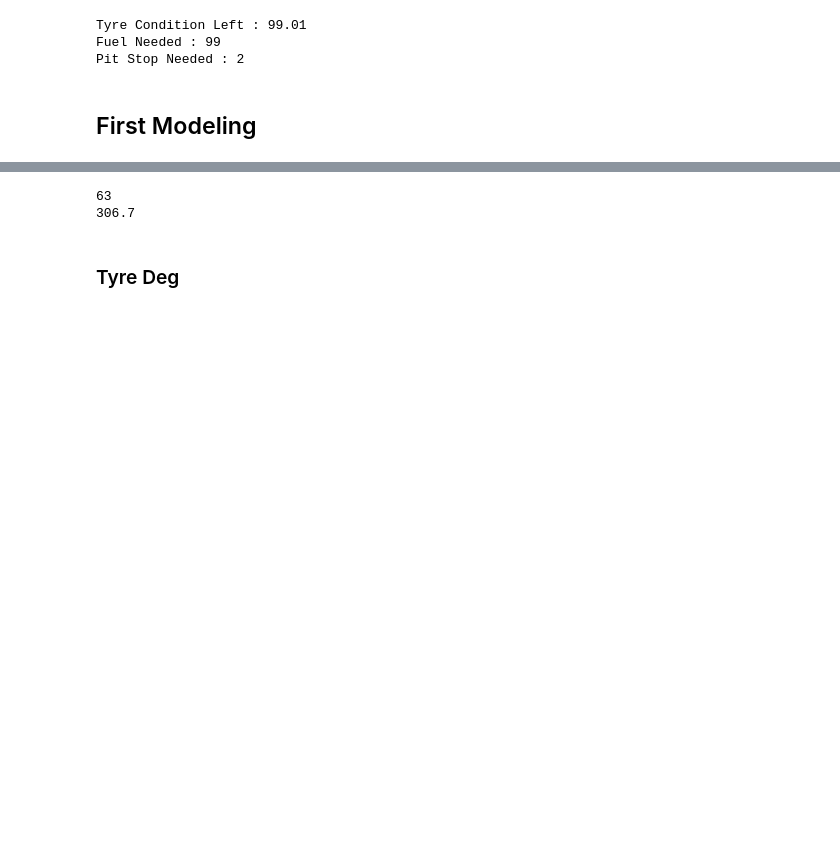
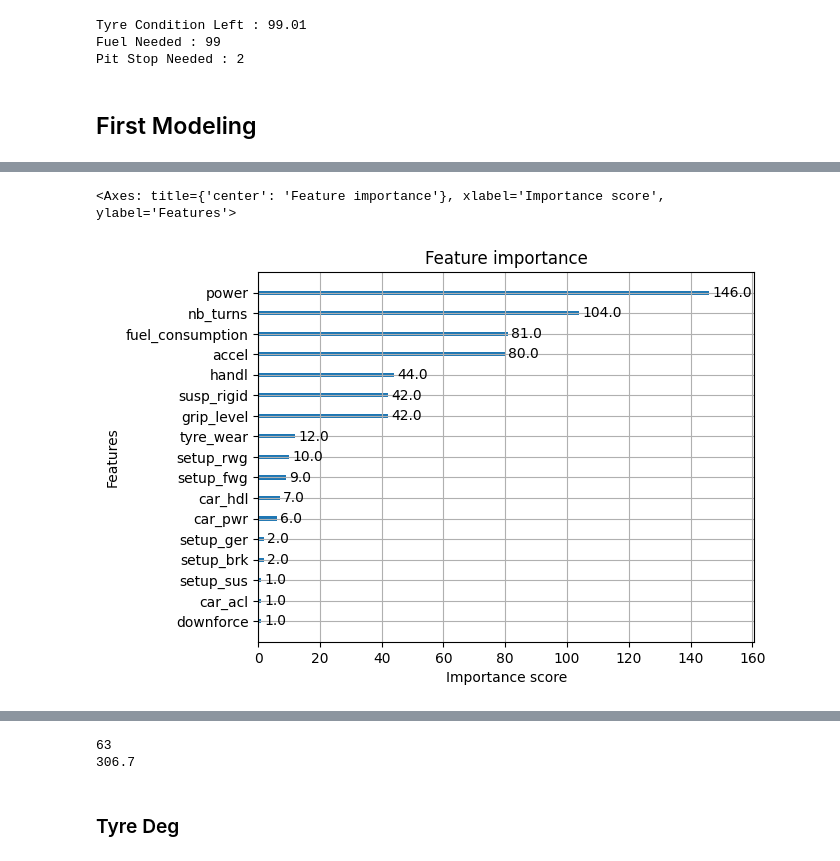
Before and after one commit to NicoJanko/GPRO, a Jupyter notebook: gpro.ipynb, the cells around one changed output, grey strips where cells are left out. Saved outputs shown, nothing was run; the diff lists cells and outputs as text; code cells hidden in the pictures; blank space fills up the shorter version.

```diff
--- a/gpro.ipynb
+++ b/gpro.ipynb
@@ -193,0 +384,7 @@ data['laps'][-1]['idx']
+# %%
+fuel_booster = xgb.Booster()
+fuel_booster.load_model(f'fuel_model.json')
+xgb.plot_importance(fuel_booster)
+# %% [output]
+<Axes: title={'center': 'Feature importance'}, xlabel='Importance score', ylabel='Features'>
+[figure, added]
```
Also changed, not shown: parts of 20 cells of this notebook.
